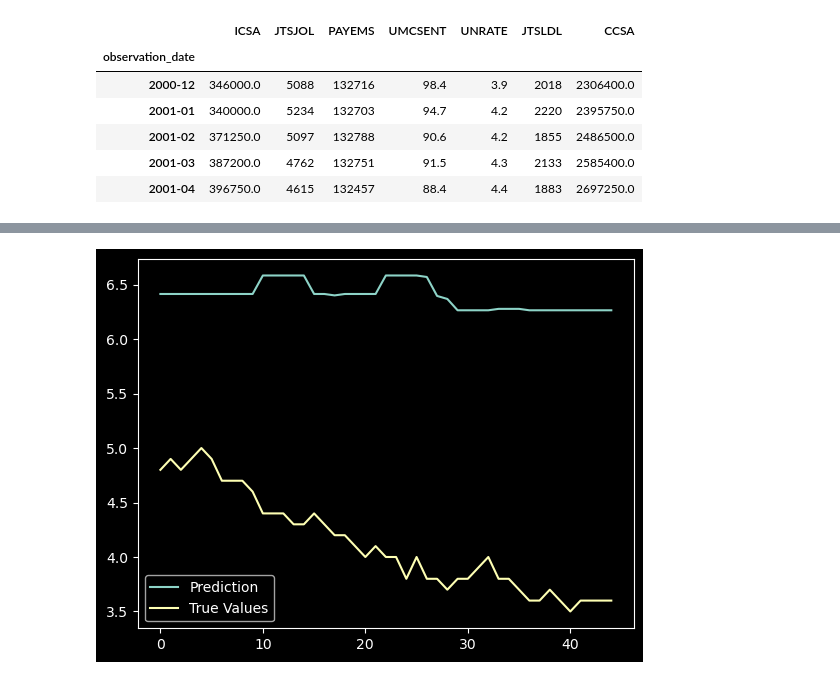
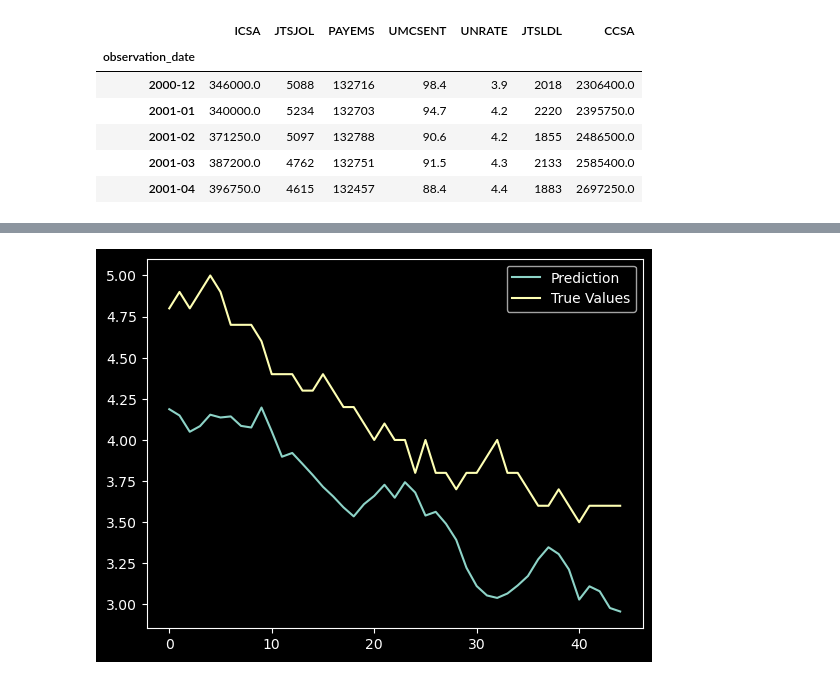
Before and after one commit to B-Hugger/TimeSeries-Forcast, a Jupyter notebook: TimeSeries Forcast/Forecasting Unemployement.ipynb, the cells around one changed output, grey strips where cells are left out. Drawn from its saved outputs; the diff is of its cells as text; code cells hidden in the pictures.

```diff
--- a/TimeSeries Forcast/Forecasting Unemployement.ipynb
+++ b/TimeSeries Forcast/Forecasting Unemployement.ipynb
@@ -76,8 +77,6 @@ y_data = data["UNRATE"]
 from sklearn.preprocessing import MinMaxScaler, StandardScaler
 scaler = MinMaxScaler(feature_range = (0,1))
 #scaler = StandardScaler()
-scaler.fit(X_data)
-X = scaler.fit_transform(X_data)
 n_lags = 5
 X, y = [], []
 for i in range(n_lags, len(X_data)):
@@ -88,7 +87,11 @@ y = np.array(y)
 n = len(X)
 train_end = int(n * 0.8)
 X_train = X[:train_end]
+dim1,dim2,dim3 = X_train.shape
+X_train = X_train.reshape(X_train.shape[0] * X_train.shape[1], X_train.shape[2])
+X_train = scaler.fit_transform(X_train)
+X_train = X_train.reshape(dim1, dim2, dim3)
+y_train = y[:train_end]
 y_train = y[:train_end]
 X_test = X[train_end:]
 y_test = y[train_end:]
-X_train.shape
@@ -155,7 +175,10 @@ array([[[2.75200e+05, 5.46700e+03, 1.42125e+05, 9.19000e+01,
         [2.36000e+05, 6.69900e+03, 1.51795e+05, 9.93000e+01,
          1.93100e+03, 1.76950e+06]]])
 # %%
-
+dim1,dim2,dim3 = X_test.shape
+X_test = X_test.reshape(X_test.shape[0] * X_test.shape[1], X_test.shape[2])
+X_test = scaler.transform(X_test)
+X_test = X_test.reshape(dim1, dim2, dim3)
 #X_test = scaler.inverse_transform(X_test)
 y_pred = model.predict(X_test)
 plt.plot(y_pred, label = "Prediction")
@@ -167 +190 @@ plt.show()
-[figure, old version]
+[figure, new version]
```
Also changed, not shown: parts of 4 cells of this notebook.
